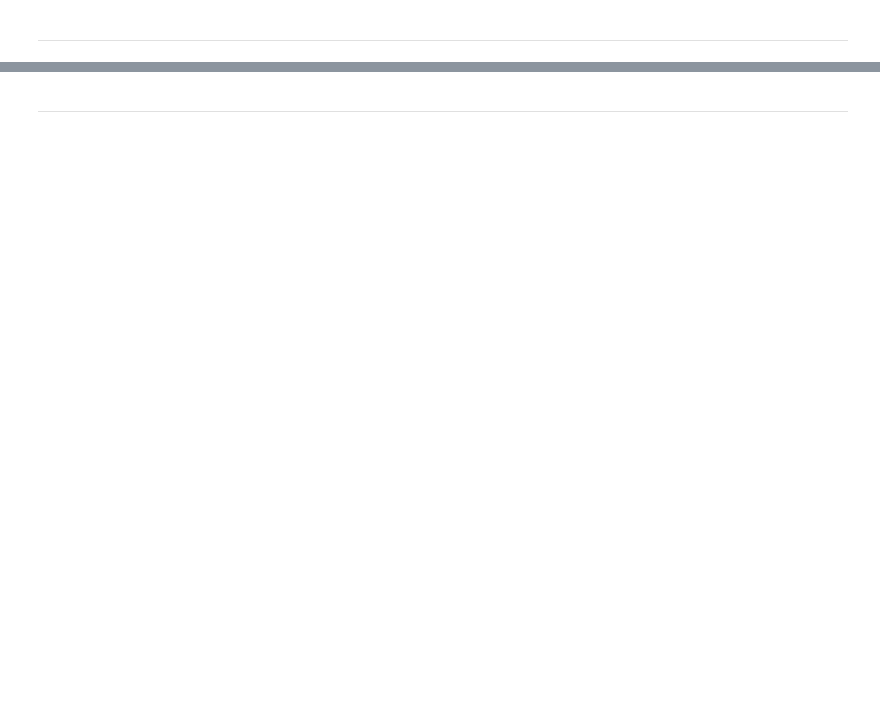
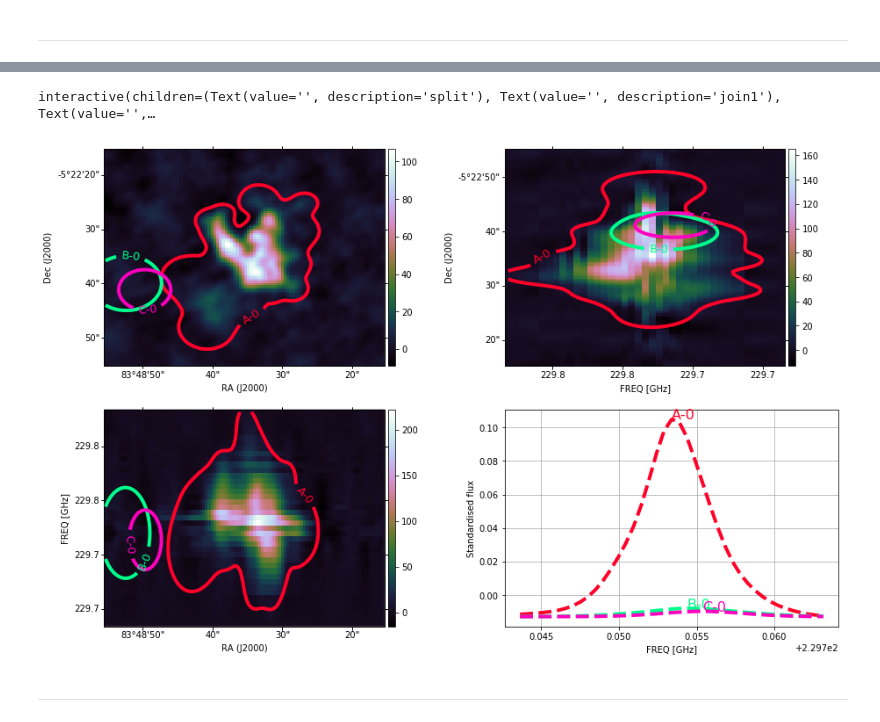
Before and after one commit to mavillan/HDMClouds, a Jupyter notebook: notebooks/exp_cubes - Orion.methanol (method=1).ipynb, the cells around one changed output, grey strips where cells are left out. Cells and saved outputs as stored; diff of their text form; code cells hidden in the pictures; blank space fills up the shorter version.

```diff
--- a/notebooks/exp_cubes - Orion.methanol (method=1).ipynb
+++ b/notebooks/exp_cubes - Orion.methanol (method=1).ipynb
@@ -196,2 +208,10 @@ DONE
+# %%
+hdmc.visualize()
+# %% [output]
+interactive(children=(Text(value='', description='split'), Text(value='', description='join1'), Text(value='',…
+# %%
+ce_plot_3d(hdmc, wcs=hdmc.wcs)
+# %% [output]
+[figure, added]
 # %% [markdown]
 ***
```
Also changed, not shown: parts of 11 cells of this notebook, 2 other files.
